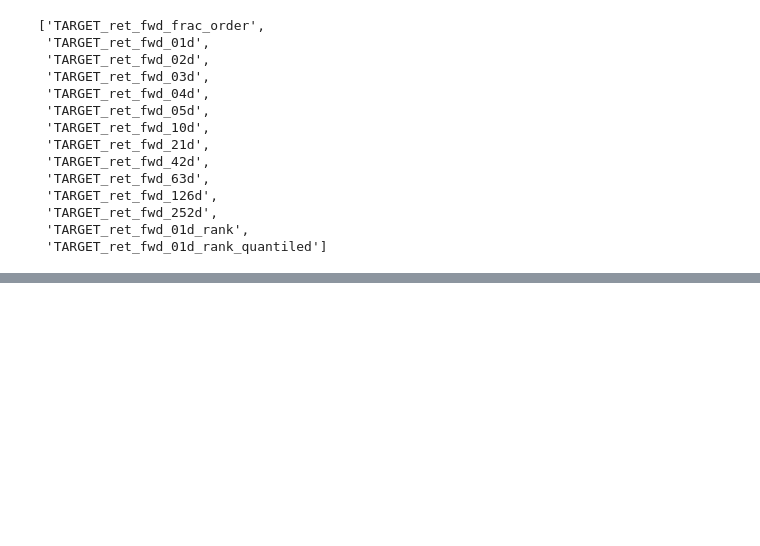
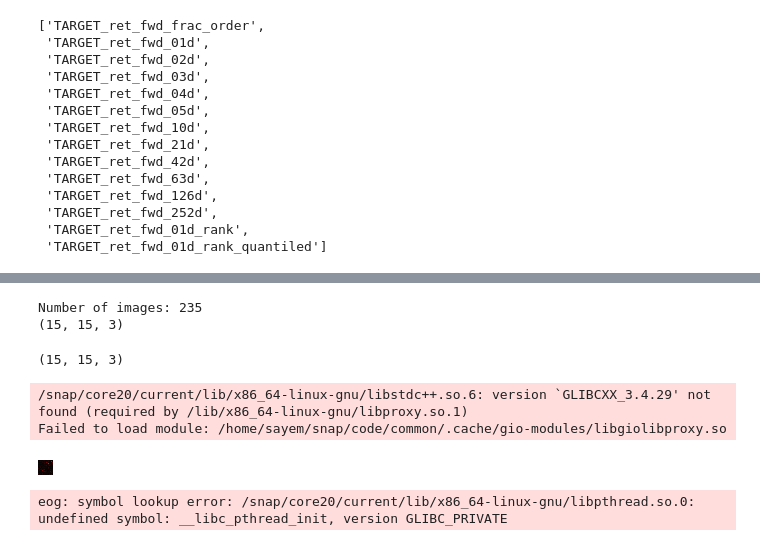
Before and after one commit to skhan61/QuantProject, a Jupyter notebook: notebook.ipynb, the cells around one changed output, grey strips where cells are left out. Drawn from its saved outputs; the diff is of its cells as text; code cells hidden in the pictures; blank space fills up the shorter version.

```diff
--- a/notebook.ipynb
+++ b/notebook.ipynb
@@ -209,0 +125,75 @@ Turnover Analysis
+# %%
+## Idea: Convrting returns as a image shapshot: IPCV project
+import numpy as np
+import math
+
+# Assuming 'dataset_ranked' is your dataframe and has already been loaded into the current workspace.
+unique_dates = dataset_ranked.index.get_level_values(0).unique()
+
+images = []
+
+# Determine the dimensions of the 2D image based on the number of tickers.
+num_tickers = len(dataset_ranked.index.get_level_values(1).unique())
+side_length = math.floor(math.sqrt(num_tickers))  # Largest square less than num_tickers
+
+# Adjust the number of tickers
+num_tickers = side_length * side_length
+
+for idx, date in enumerate(unique_dates):
+    day_data = dataset_ranked.loc[date].iloc[:num_tickers]  # Keep only the number of rows we need
+
+    if all(feature in day_data.columns for feature in \
+        ['FEATURE_ret_frac_order', 'FEATURE_ret_01d', 'FEATURE_ret_02d']):
+
+        channels = []
+
+        for feature in ['FEATURE_ret_frac_order', 'FEATURE_ret_01d', 'FEATURE_ret_02d']:
+            # Convert the data to a 2D image representation
+            feature_data = day_data[feature].values
+            # Reshape it to a square matrix
+            feature_image = feature_data.reshape(side_length, side_length)
+            channels.append(feature_image)
+
+        # Stack the channels to form a multi-channel image
+        image = np.stack(channels, axis=-1)
+        images.append(image)
+    else:
+        print(f"Skipping date {date} due to inadequate data.")
+
+print("Number of images:", len(images))
+if images:
+    print(images[0].shape)  # This should give (side_length, side_length, 3)
+else:
+    print("No images created.")
+# %% [output]
+Number of images: 235
+(15, 15, 3)
+# %%
+print(images[0].shape)
+# %% [output]
+(15, 15, 3)
+# %%
+from PIL import Image
+
+# Get the first image from the images list
+first_image = images[0]
+
+# Scale it to 0-255 range for visualization (useful if your data isn't already in this range)
+scaled_image = (first_image - first_image.min()) / (first_image.max() - first_image.min()) * 255
+scaled_image = scaled_image.astype(np.uint8)
+
+# Create a PIL image
+image_pil = Image.fromarray(scaled_image)
+
+# Display the image
+image_pil.show()
+# %%
+from IPython.display import display
+
+
+display(image_pil)
+# %% [output]
+/snap/core20/current/lib/x86_64-linux-gnu/libstdc++.so.6: version `GLIBCXX_3.4.29' not found (required by /lib/x86_64-linux-gnu/libproxy.so.1)
+Failed to load module: /home/sayem/snap/code/common/.cache/gio-modules/libgiolibproxy.so
+[figure, added]
+eog: symbol lookup error: /snap/core20/current/lib/x86_64-linux-gnu/libpthread.so.0: undefined symbol: __libc_pthread_init, version GLIBC_PRIVATE
```
Also changed, not shown: parts of 6 cells of this notebook, 6 other files.
